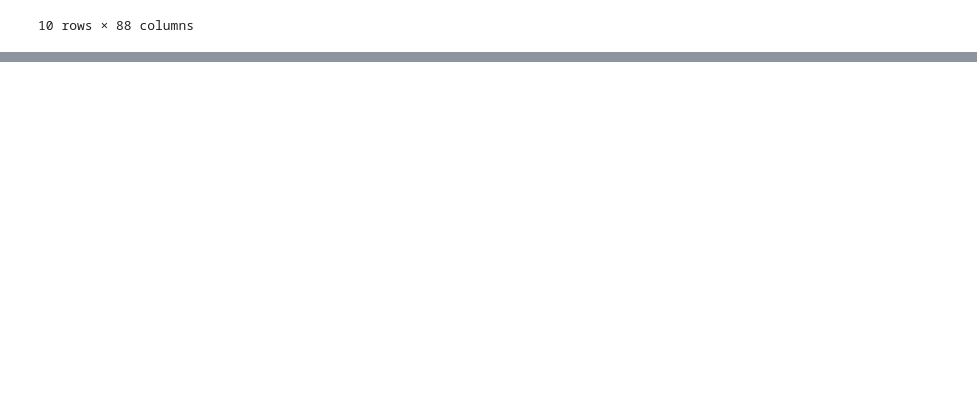
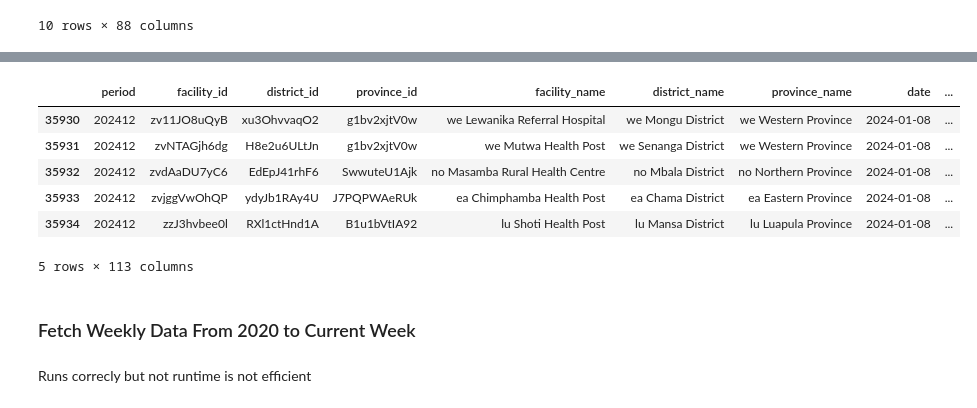
Before and after one commit to malambomutila/DHIS2-Pipeline, a Jupyter notebook: 01_Query_Data/querydata.ipynb, the cells around one changed output, grey strips where cells are left out. Saved outputs shown, nothing was run; the diff lists cells and outputs as text; code cells hidden in the pictures; blank space fills up the shorter version.

```diff
--- a/01_Query_Data/querydata.ipynb
+++ b/01_Query_Data/querydata.ipynb
@@ -635,0 +804,14 @@ facility_data_january.head(10)
+# %%
+facility_12_months = pd.read_csv(data_dir / "facility_12_months.csv")
+# %%
+facility_12_months.tail()
+# %% [output]
+|  | period | facility_id | district_id | province_id | facility_name | district_name | province_name | date | ... |
+| 35930 | 202412 | zv11JO8uQyB | xu3OhvvaqO2 | g1bv2xjtV0w | we Lewanika Referral Hospital | we Mongu District | we Western Province | 2024-01-08 | ... |
+| 35931 | 202412 | zvNTAGjh6dg | H8e2u6ULtJn | g1bv2xjtV0w | we Mutwa Health Post | we Senanga District | we Western Province | 2024-01-08 | ... |
+| 35932 | 202412 | zvdAaDU7yC6 | EdEpJ41rhF6 | SwwuteU1Ajk | no Masamba Rural Health Centre | no Mbala District | no Northern Province | 2024-01-08 | ... |
+| 35933 | 202412 | zvjggVwOhQP | ydyJb1RAy4U | J7PQPWAeRUk | ea Chimphamba Health Post | ea Chama District | ea Eastern Province | 2024-01-08 | ... |
+| 35934 | 202412 | zzJ3hvbee0l | RXl1ctHnd1A | B1u1bVtIA92 | lu Shoti Health Post | lu Mansa District | lu Luapula Province | 2024-01-08 | ... |
+5 rows × 113 columns
+# %% [markdown]
+### Fetch Weekly Data From 2020 to Current Week
@@ -635,0 +999,2 @@ facility_data_january.head(10)
+# %% [markdown]
+Runs correcly but not runtime is not efficient
```
Also changed, not shown: parts of 8 cells of this notebook, 5 other files.
